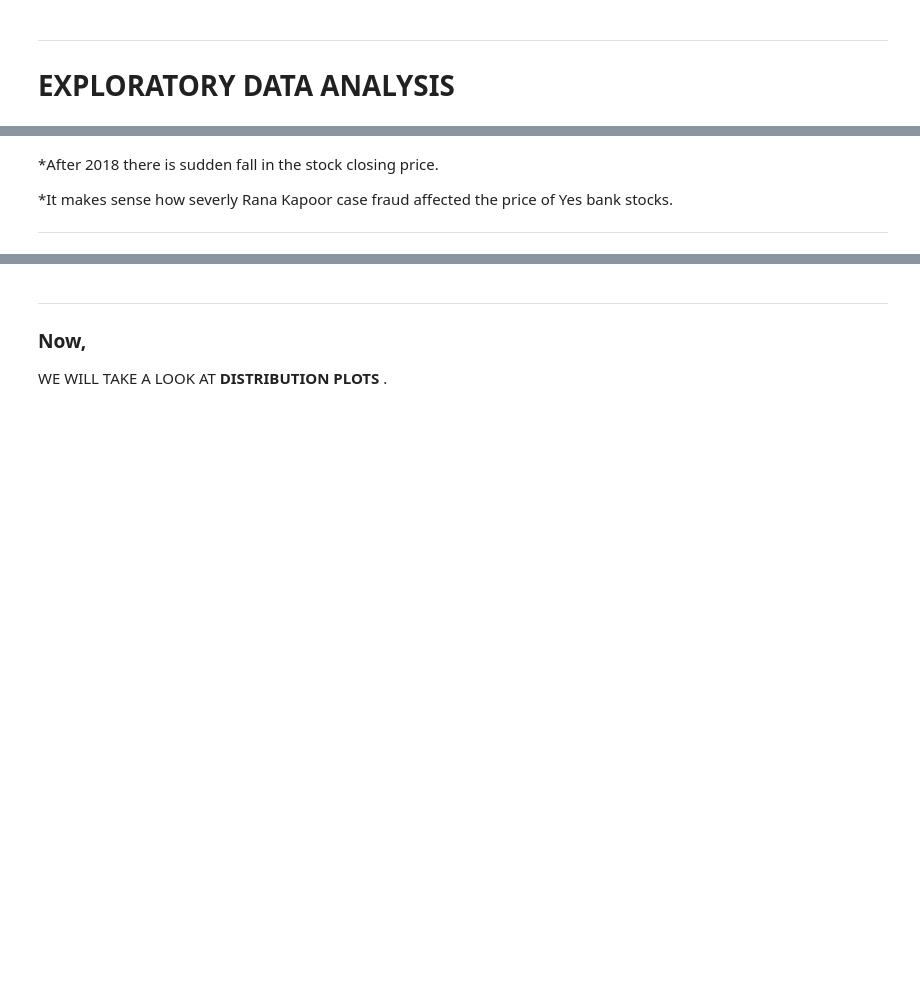
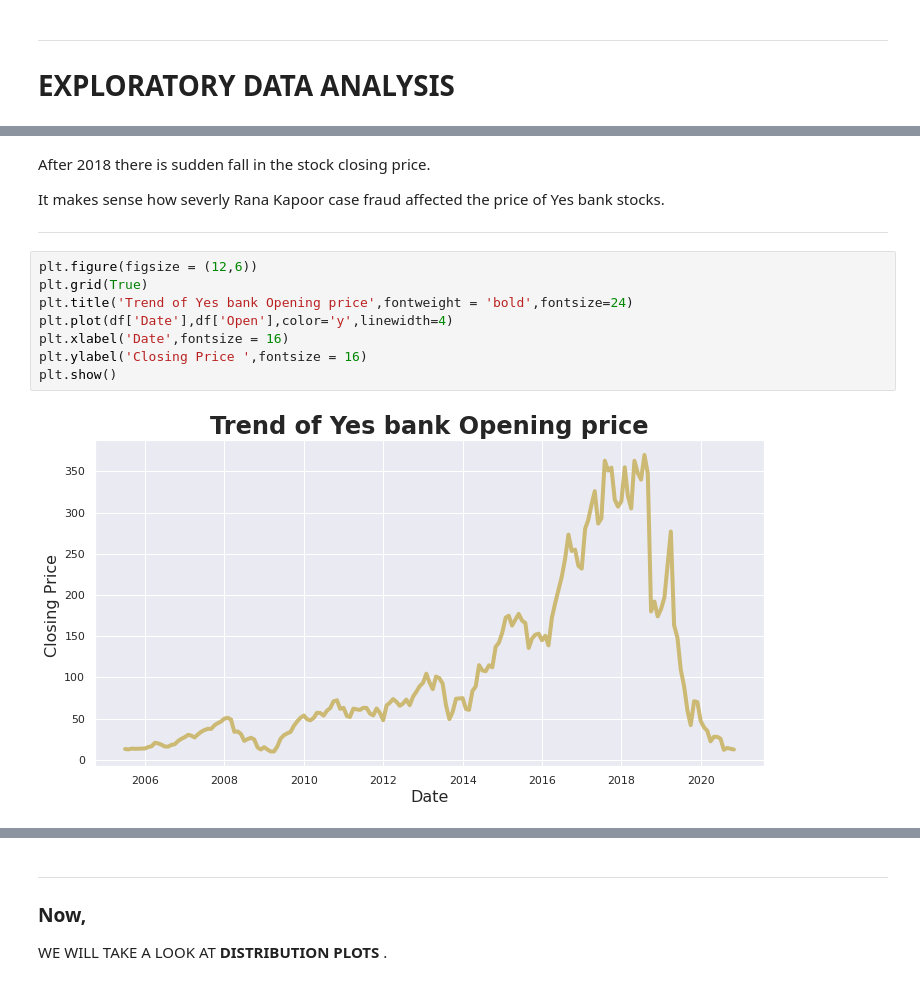
Before and after one commit to kunalNbadgujar/YES-BANK-STOCK-CLOSING-PRICE-PREDICTION, a Jupyter notebook: team_YESBANK_STOCK_CLOSING_PRICE_PREDICTION.ipynb, the cells around one changed output, grey strips where cells are left out. Saved outputs shown, nothing was run; the diff lists cells and outputs as text; blank space fills up the shorter version.

```diff
--- a/team_YESBANK_STOCK_CLOSING_PRICE_PREDICTION.ipynb
+++ b/team_YESBANK_STOCK_CLOSING_PRICE_PREDICTION.ipynb
@@ -197,8 +198,18 @@ plt.show()
 # %% [markdown]
-*After 2018 there is sudden fall in the stock closing price.
+After 2018 there is sudden fall in the stock closing price.
 
-*It makes sense how severly Rana Kapoor case fraud affected the price of Yes bank stocks.
+It makes sense how severly Rana Kapoor case fraud affected the price of Yes bank stocks.
 
 
 
 ---
+# %%
+plt.figure(figsize = (12,6))
+plt.grid(True)
+plt.title('Trend of Yes bank Opening price',fontweight = 'bold',fontsize=24)
+plt.plot(df['Date'],df['Open'],color='y',linewidth=4)
+plt.xlabel('Date',fontsize = 16)
+plt.ylabel('Closing Price ',fontsize = 16)
+plt.show()
+# %% [output]
+[figure, added]
```
Also changed, not shown: parts of 10 cells of this notebook.
